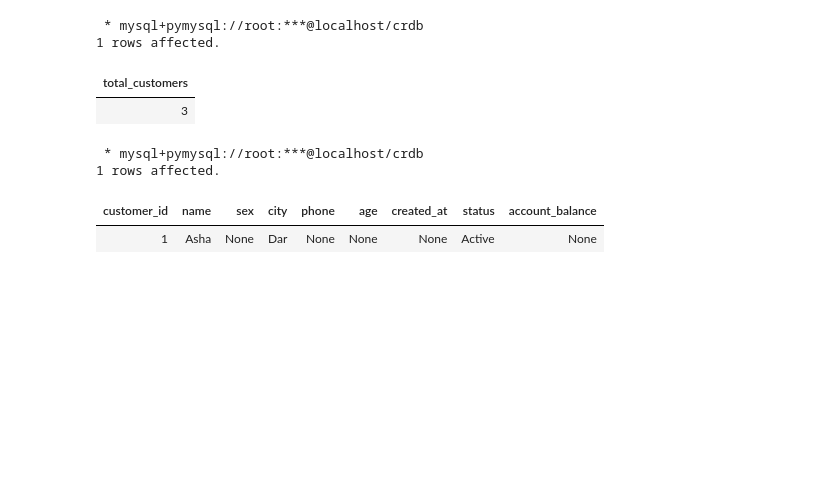
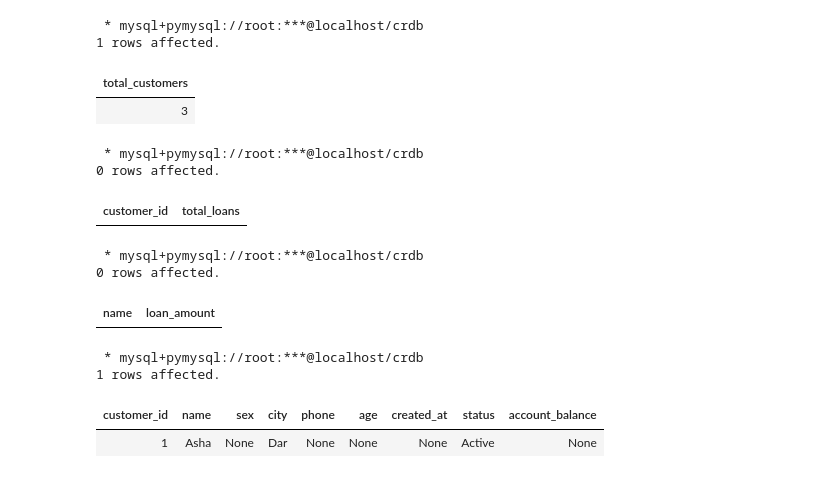
Before and after one commit to Maquiz1/interviews, a Jupyter notebook: crdb/data_integration_mysql/data-integration-mysql.ipynb, the cells around one changed output. Saved outputs shown, nothing was run; the diff lists cells and outputs as text; code cells hidden in the pictures; blank space fills up the shorter version.

```diff
--- a/crdb/data_integration_mysql/data-integration-mysql.ipynb
+++ b/crdb/data_integration_mysql/data-integration-mysql.ipynb
@@ -279,20 +263,28 @@ FROM Customers;
 # Question:
 # Total loan amount per customer.
 # %%
-# %%sql
-# SELECT customer_id, SUM(loan_amount) AS total_loans
-# FROM Loans
-# GROUP BY customer_id;
+%%sql
+SELECT customer_id, SUM(loan_amount) AS total_loans
+FROM Loans
+GROUP BY customer_id;
+# %% [output]
+ * mysql+pymysql://root:***@localhost/crdb
+0 rows affected.
+| customer_id | total_loans |
 # %%
 # INNER JOIN (Most Important SQL Skill)
 # Question:
 # Show customers and their loans.
 # %%
-# %%sql
-# SELECT c.name, l.loan_amount
-# FROM Customers c
-# INNER JOIN Loans l
-# ON c.customer_id = l.customer_id;
+%%sql
+SELECT c.name, l.loan_amount
+FROM Customers c
+INNER JOIN Loans l
+ON c.customer_id = l.customer_id;
+# %% [output]
+ * mysql+pymysql://root:***@localhost/crdb
+0 rows affected.
+| name | loan_amount |
 # %%
 # LEFT JOIN (Real Banking Scenario)
 
```
Also changed, not shown: parts of 11 cells of this notebook.
